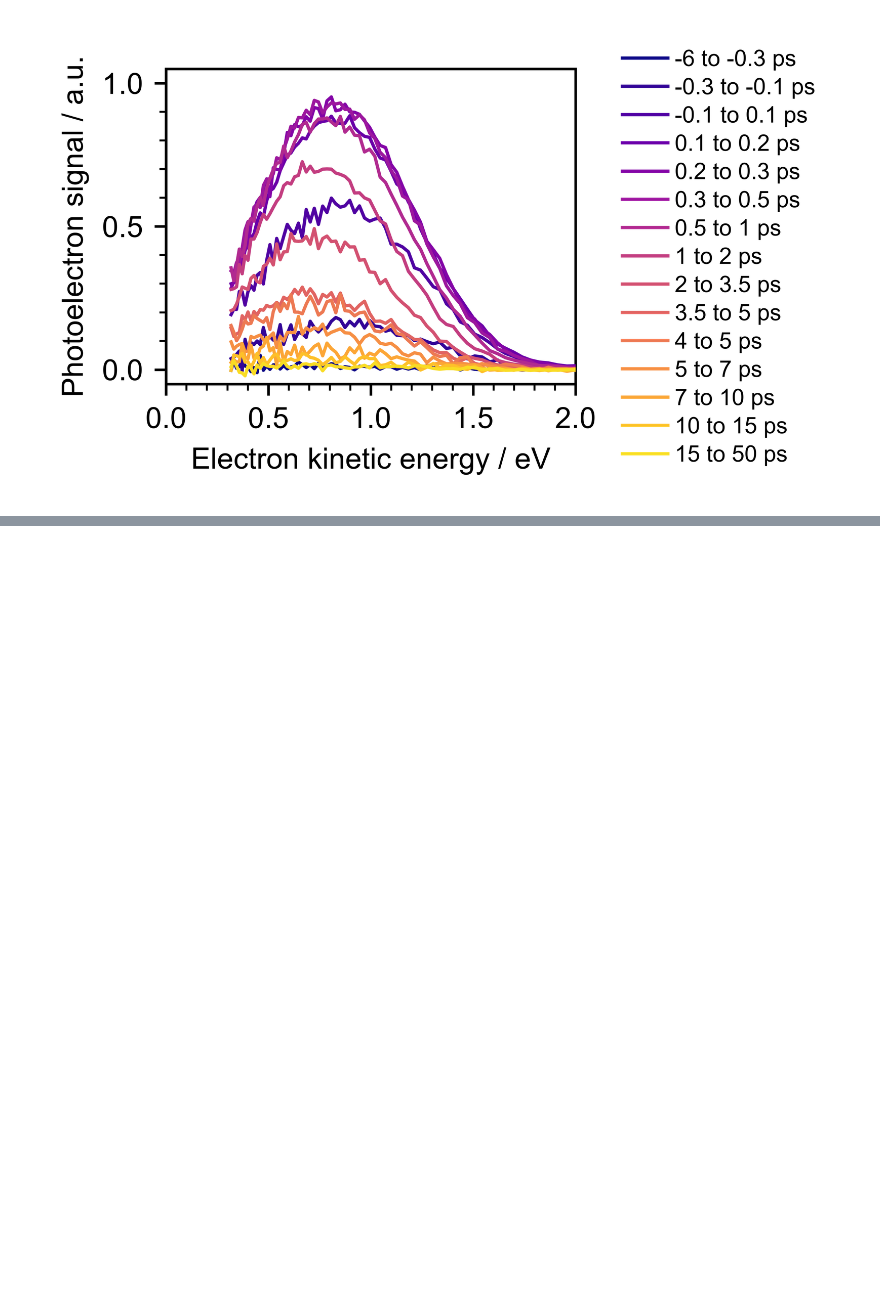
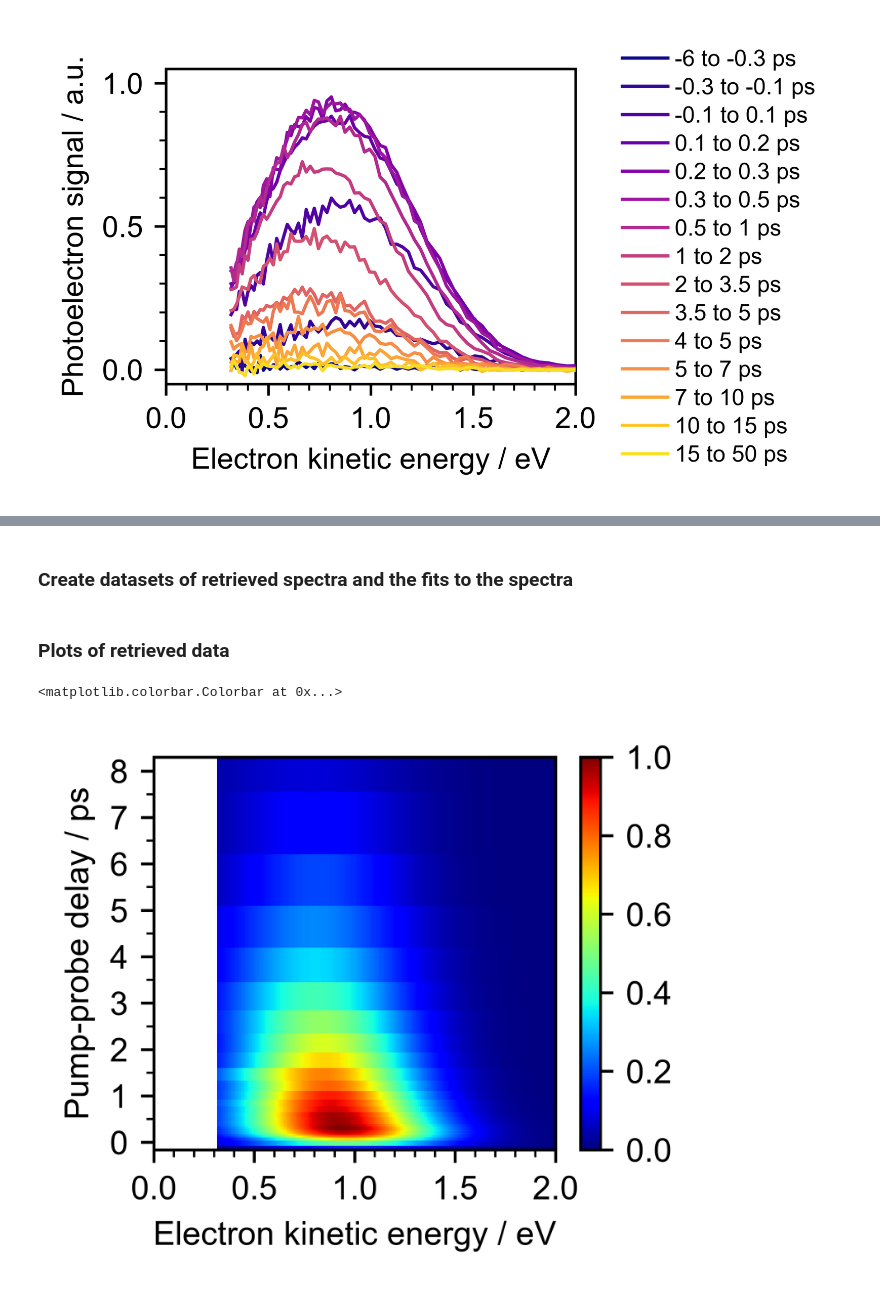
Before and after one commit to edosim/TRPESanalysis, a Jupyter notebook: TRPESanalysis.ipynb, the cells around one changed output, grey strips where cells are left out. Cells and saved outputs as stored; diff of their text form; code cells hidden in the pictures; blank space fills up the shorter version.

Commit message:
Update TRPESanalysis.ipynb
Add retrieval and analysis of retrieved spectra

```diff
--- a/TRPESanalysis.ipynb
+++ b/TRPESanalysis.ipynb
@@ -528,0 +737,2 @@ fig.patch.set_alpha(0)
+# %% [markdown]
+### Create datasets of retrieved spectra and the fits to the spectra
@@ -528,0 +768,54 @@ fig.patch.set_alpha(0)
+# %%
+# Create dataset of data rebinned onto grid
+
+scanSet.subtracted_grid = np.zeros((len(all_params),len(x_above_cutoff)))
+
+for i,ind in enumerate(range(5,41)):
+    fittableData = np.array((scanSet.energies,
+                             scanSet.subtracted[ind]))
+    min_eKE = min(fittableData[0])
+    rebinnedData = rebinData(fittableData,min_eKE,
+                             nanWarningSuppress=True)
+    # some values above 4.10 eV are 'nan' and have been set to 0.
+    # As the signal is ~ 0 here we do not care
+
+
+    scanSet.subtracted_grid[i] = rebinnedData[1]
+# %% [markdown]
+### Plots of retrieved data
+# %%
+fig,ax = plt.subplots()
+fig.set_dpi(1000)
+fig.set_size_inches(20/3.2/2.54,15.5/3.2/2.5)
+
+
+im0 = ax.pcolormesh(scanSet.energies_retrieved,
+                    scanSet.delays_retrieved,
+                    scanSet.subtracted_retrieved,
+                    cmap='jet',
+                    # shading='gouraud',
+                    vmin=0
+                   )
+
+# Plot mean eKE
+# ax.plot(scanSet.params_retrieved[:,1],
+#         scanSet.delays_retrieved,
+#         'o-',c='w',ms=1,alpha=1,
+#         label='Mean eKE')
+
+
+ax.set_xlim(0,2)
+ax.set_ylim(-0.16,8.3)
+# ax.set_yscale('log')
+# ax.set_ylim(0.06,18)
+ax.set_xlabel("Electron kinetic energy / eV")
+ax.set_ylabel("Pump-probe delay / ps")
+
+ax.xaxis.set_major_locator(MultipleLocator(.5))
+ax.xaxis.set_minor_locator(MultipleLocator(.1))
+ax.yaxis.set_major_locator(MultipleLocator(1))
+ax.yaxis.set_minor_locator(MultipleLocator(.5))
+plt.colorbar(im0)
+# %% [output]
+<matplotlib.colorbar.Colorbar at 0x...>
+[figure, added]
```
Also changed, not shown: parts of 34 cells of this notebook.
